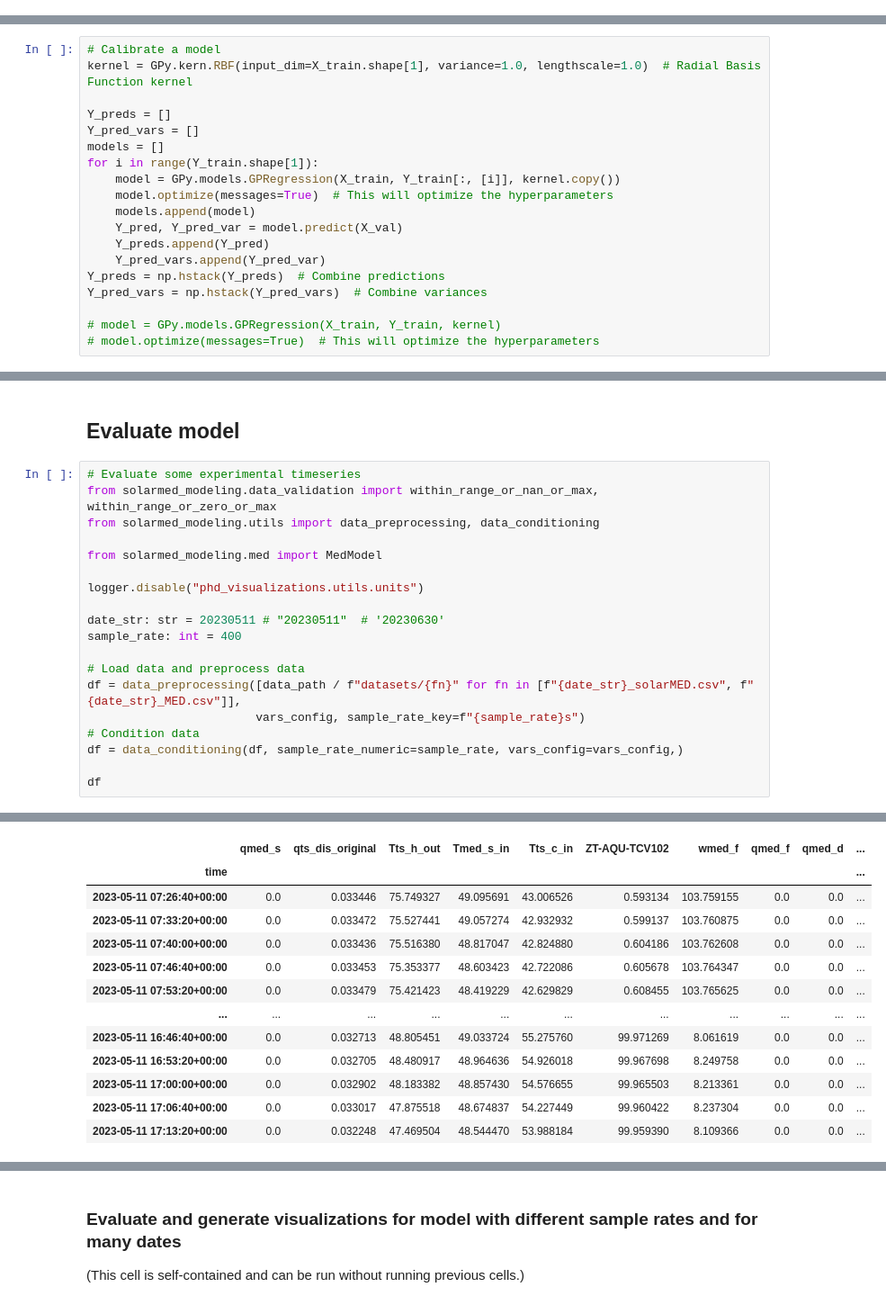
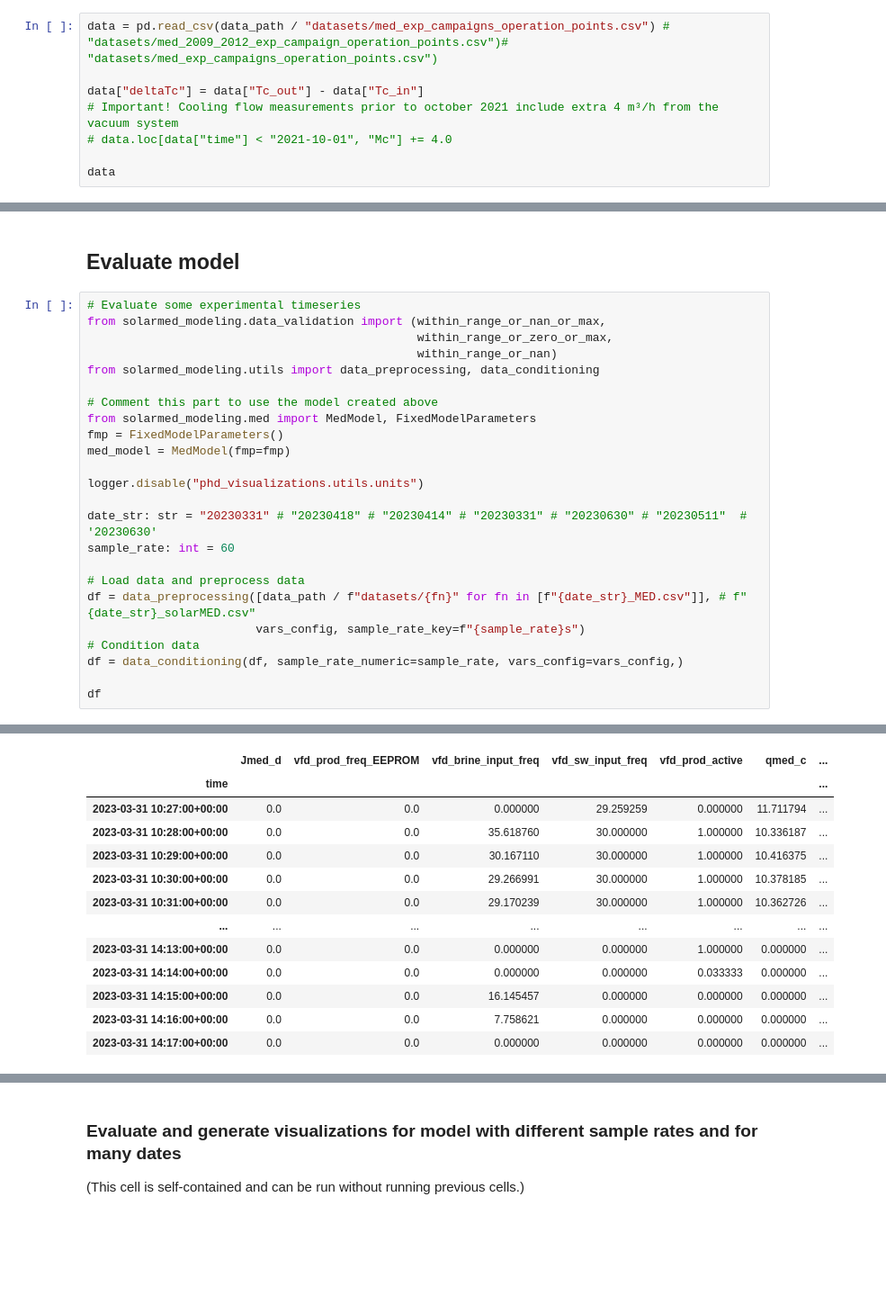
Before and after one commit to juan11iguel/SolarMED, a Jupyter notebook: modeling/notebooks/model_calibrations/med_gpr.ipynb, the cells around one changed output, grey strips where cells are left out. Shown at 90% size. Cells and saved outputs as stored; diff of their text form; blank space fills up the shorter version.

```diff
--- a/modeling/notebooks/model_calibrations/med_gpr.ipynb
+++ b/modeling/notebooks/model_calibrations/med_gpr.ipynb
@@ -60,0 +129,8 @@ Index(['time', 'Ms', 'Mf', 'Md', 'Mc', 'Ts_in', 'Ts_out', 'Tf', 'Td', 'Pvc',
+# %%
+data = pd.read_csv(data_path / "datasets/med_exp_campaigns_operation_points.csv") # "datasets/med_2009_2012_exp_campaign_operation_points.csv")# "datasets/med_exp_campaigns_operation_points.csv")
+
+data["deltaTc"] = data["Tc_out"] - data["Tc_in"]
+# Important! Cooling flow measurements prior to october 2021 include extra 4 m³/h from the vacuum system
+# data.loc[data["time"] < "2021-10-01", "Mc"] += 4.0
+
+data
@@ -148,19 +215,0 @@ X_val.shape=(96, 5), Y_val.shape=(96, 3)
-# %%
-# Calibrate a model
-kernel = GPy.kern.RBF(input_dim=X_train.shape[1], variance=1.0, lengthscale=1.0)  # Radial Basis Function kernel
-
-Y_preds = []
-Y_pred_vars = []
-models = []
-for i in range(Y_train.shape[1]):
-    model = GPy.models.GPRegression(X_train, Y_train[:, [i]], kernel.copy())
-    model.optimize(messages=True)  # This will optimize the hyperparameters
-    models.append(model)
-    Y_pred, Y_pred_var = model.predict(X_val)
-    Y_preds.append(Y_pred)
-    Y_pred_vars.append(Y_pred_var)
-Y_preds = np.hstack(Y_preds)  # Combine predictions
-Y_pred_vars = np.hstack(Y_pred_vars)  # Combine variances
-
-# model = GPy.models.GPRegression(X_train, Y_train, kernel)
-# model.optimize(messages=True)  # This will optimize the hyperparameters
@@ -355,18 +521,23 @@ fig.show()
 ## Evaluate model
 # %%
 # Evaluate some experimental timeseries
-from solarmed_modeling.data_validation import within_range_or_nan_or_max, within_range_or_zero_or_max
+from solarmed_modeling.data_validation import (within_range_or_nan_or_max,
+                                               within_range_or_zero_or_max,
+                                               within_range_or_nan)
 from solarmed_modeling.utils import data_preprocessing, data_conditioning
 
-from solarmed_modeling.med import MedModel
+# Comment this part to use the model created above
+from solarmed_modeling.med import MedModel, FixedModelParameters
+fmp = FixedModelParameters()
+med_model = MedModel(fmp=fmp)
 
 logger.disable("phd_visualizations.utils.units")
 
-date_str: str = 20230511 # "20230511"  # '20230630'
-sample_rate: int = 400
+date_str: str = "20230331" # "20230418" # "20230414" # "20230331" # "20230630" # "20230511"  # '20230630'
+sample_rate: int = 60
 
 # Load data and preprocess data
-df = data_preprocessing([data_path / f"datasets/{fn}" for fn in [f"{date_str}_solarMED.csv", f"{date_str}_MED.csv"]],
+df = data_preprocessing([data_path / f"datasets/{fn}" for fn in [f"{date_str}_MED.csv"]], # f"{date_str}_solarMED.csv"
                         vars_config, sample_rate_key=f"{sample_rate}s")
 # Condition data
 df = data_conditioning(df, sample_rate_numeric=sample_rate, vars_config=vars_config,)
@@ -378,13 +564,13 @@ df
-|  | qmed_s | qts_dis_original | Tts_h_out | Tmed_s_in | Tts_c_in | ZT-AQU-TCV102 | wmed_f | qmed_f | qmed_d | ... |
-| time |  |  |  |  |  |  |  |  |  | ... |
-| 2023-05-11 07:26:40+00:00 | 0.0 | 0.033446 | 75.749327 | 49.095691 | 43.006526 | 0.593134 | 103.759155 | 0.0 | 0.0 | ... |
-| 2023-05-11 07:33:20+00:00 | 0.0 | 0.033472 | 75.527441 | 49.057274 | 42.932932 | 0.599137 | 103.760875 | 0.0 | 0.0 | ... |
-| 2023-05-11 07:40:00+00:00 | 0.0 | 0.033436 | 75.516380 | 48.817047 | 42.824880 | 0.604186 | 103.762608 | 0.0 | 0.0 | ... |
-| 2023-05-11 07:46:40+00:00 | 0.0 | 0.033453 | 75.353377 | 48.603423 | 42.722086 | 0.605678 | 103.764347 | 0.0 | 0.0 | ... |
-| 2023-05-11 07:53:20+00:00 | 0.0 | 0.033479 | 75.421423 | 48.419229 | 42.629829 | 0.608455 | 103.765625 | 0.0 | 0.0 | ... |
-| ... | ... | ... | ... | ... | ... | ... | ... | ... | ... | ... |
-| 2023-05-11 16:46:40+00:00 | 0.0 | 0.032713 | 48.805451 | 49.033724 | 55.275760 | 99.971269 | 8.061619 | 0.0 | 0.0 | ... |
-| 2023-05-11 16:53:20+00:00 | 0.0 | 0.032705 | 48.480917 | 48.964636 | 54.926018 | 99.967698 | 8.249758 | 0.0 | 0.0 | ... |
-| 2023-05-11 17:00:00+00:00 | 0.0 | 0.032902 | 48.183382 | 48.857430 | 54.576655 | 99.965503 | 8.213361 | 0.0 | 0.0 | ... |
-| 2023-05-11 17:06:40+00:00 | 0.0 | 0.033017 | 47.875518 | 48.674837 | 54.227449 | 99.960422 | 8.237304 | 0.0 | 0.0 | ... |
-| 2023-05-11 17:13:20+00:00 | 0.0 | 0.032248 | 47.469504 | 48.544470 | 53.988184 | 99.959390 | 8.109366 | 0.0 | 0.0 | ... |
+|  | Jmed_d | vfd_prod_freq_EEPROM | vfd_brine_input_freq | vfd_sw_input_freq | vfd_prod_active | qmed_c | ... |
+| time |  |  |  |  |  |  | ... |
+| 2023-03-31 10:27:00+00:00 | 0.0 | 0.0 | 0.000000 | 29.259259 | 0.000000 | 11.711794 | ... |
+| 2023-03-31 10:28:00+00:00 | 0.0 | 0.0 | 35.618760 | 30.000000 | 1.000000 | 10.336187 | ... |
+| 2023-03-31 10:29:00+00:00 | 0.0 | 0.0 | 30.167110 | 30.000000 | 1.000000 | 10.416375 | ... |
+| 2023-03-31 10:30:00+00:00 | 0.0 | 0.0 | 29.266991 | 30.000000 | 1.000000 | 10.378185 | ... |
+| 2023-03-31 10:31:00+00:00 | 0.0 | 0.0 | 29.170239 | 30.000000 | 1.000000 | 10.362726 | ... |
+| ... | ... | ... | ... | ... | ... | ... | ... |
+| 2023-03-31 14:13:00+00:00 | 0.0 | 0.0 | 0.000000 | 0.000000 | 1.000000 | 0.000000 | ... |
+| 2023-03-31 14:14:00+00:00 | 0.0 | 0.0 | 0.000000 | 0.000000 | 0.033333 | 0.000000 | ... |
+| 2023-03-31 14:15:00+00:00 | 0.0 | 0.0 | 16.145457 | 0.000000 | 0.000000 | 0.000000 | ... |
+| 2023-03-31 14:16:00+00:00 | 0.0 | 0.0 | 7.758621 | 0.000000 | 0.000000 | 0.000000 | ... |
+| 2023-03-31 14:17:00+00:00 | 0.0 | 0.0 | 0.000000 | 0.000000 | 0.000000 | 0.000000 | ... |
```
Also changed, not shown: parts of 29 cells of this notebook, 32 other files.
